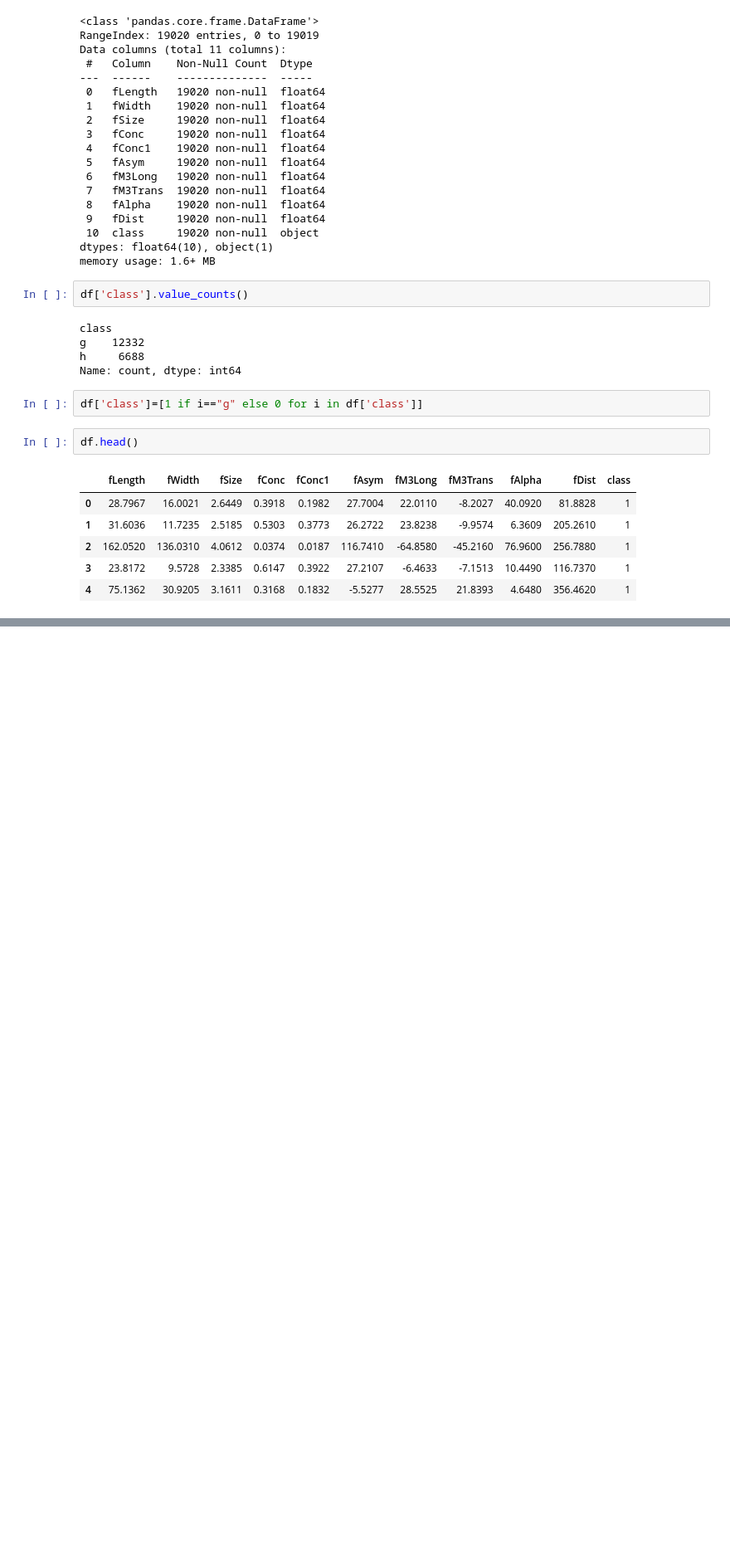
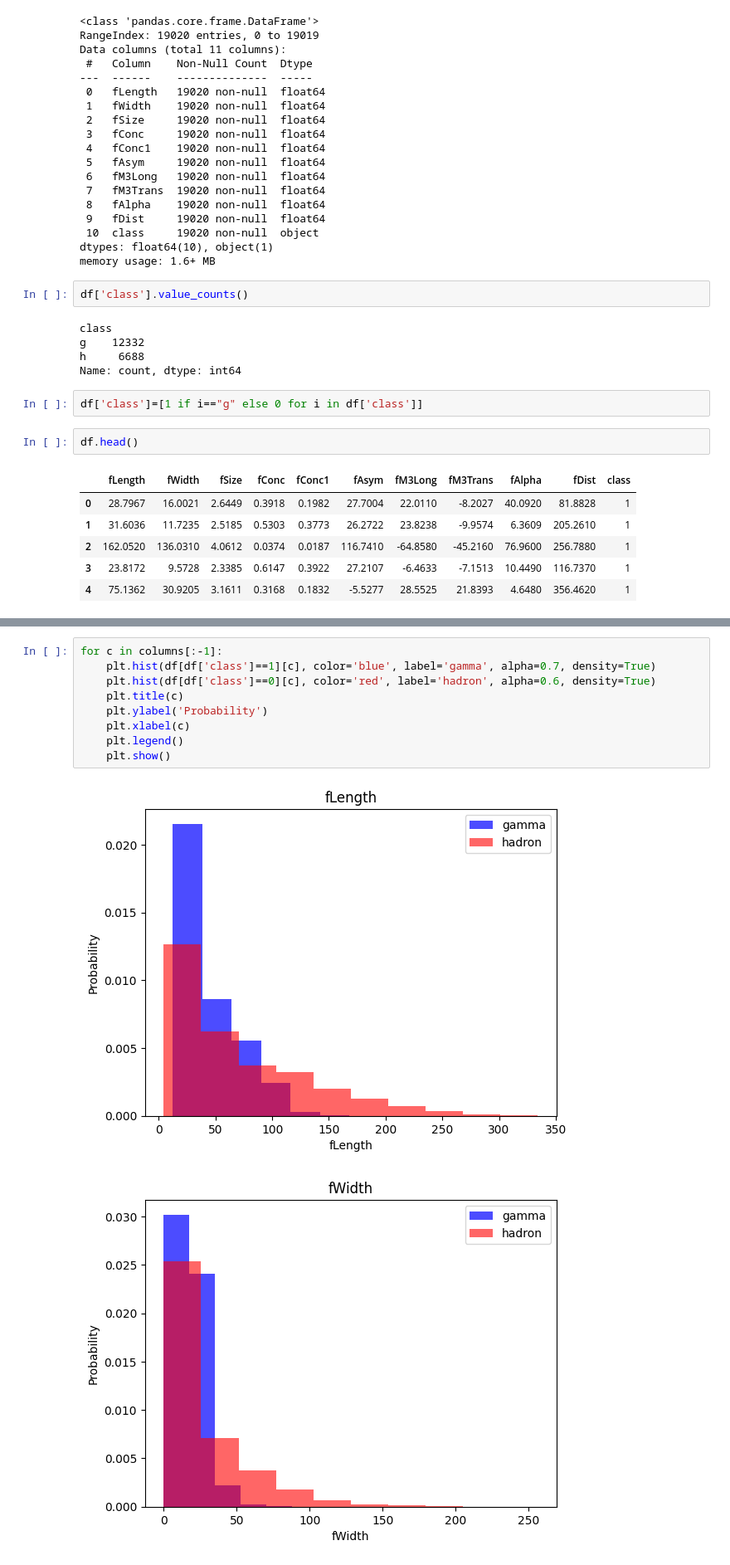
Before and after one commit to osoisi/fcc_projects, a Jupyter notebook: Magic gemma.ipynb, the cells around one changed output, grey strips where cells are left out. Shown at 83% size. Cells and saved outputs as stored; diff of their text form; blank space fills up the shorter version.

```diff
--- a/Magic gemma.ipynb
+++ b/Magic gemma.ipynb
@@ -133,0 +171,12 @@ df.head()
+# %%
+for c in columns[:-1]:
+    plt.hist(df[df['class']==1][c], color='blue', label='gamma', alpha=0.7, density=True)
+    plt.hist(df[df['class']==0][c], color='red', label='hadron', alpha=0.6, density=True)
+    plt.title(c)
+    plt.ylabel('Probability')
+    plt.xlabel(c)
+    plt.legend()
+    plt.show()
+# %% [output]
+[figure, added]
+[figure, added]
```
Also changed, not shown: parts of 20 cells of this notebook.
